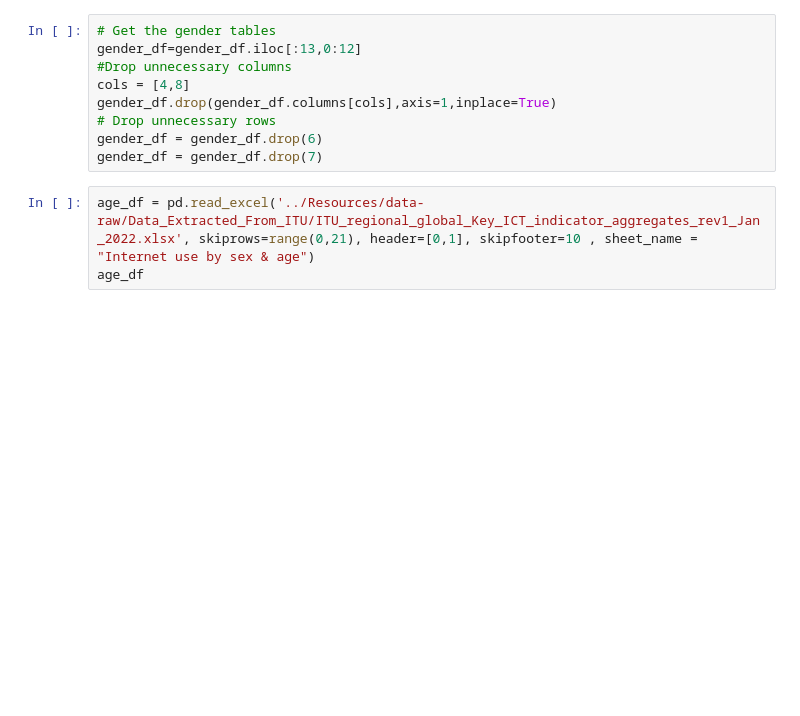
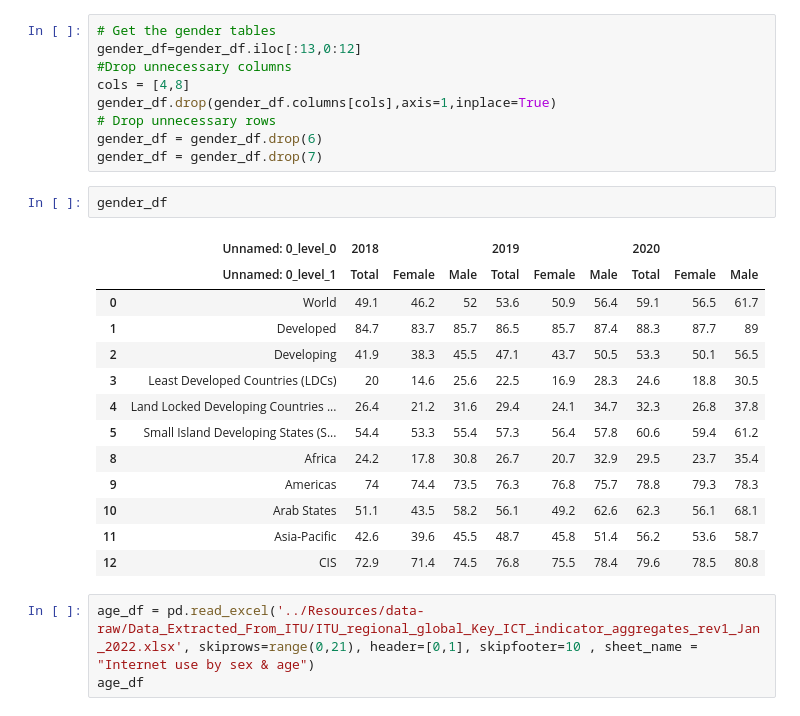
Before and after one commit to khadra1/Project-3-Connectivity, a Jupyter notebook: notebooks/cleaning_data.ipynb, the cells around one changed output. Cells and saved outputs as stored; diff of their text form; blank space fills up the shorter version.

```diff
--- a/notebooks/cleaning_data.ipynb
+++ b/notebooks/cleaning_data.ipynb
@@ -64,6 +64,22 @@ gender_df.drop(gender_df.columns[cols],axis=1,inplace=True)
 # Drop unnecessary rows
 gender_df = gender_df.drop(6)
 gender_df = gender_df.drop(7)
+# %%
+gender_df
+# %% [output]
+|  | Unnamed: 0_level_0 | 2018 |  |  | 2019 |  |  | 2020 |  |  |
+|  | Unnamed: 0_level_1 | Total | Female | Male | Total | Female | Male | Total | Female | Male |
+| 0 | World | 49.1 | 46.2 | 52 | 53.6 | 50.9 | 56.4 | 59.1 | 56.5 | 61.7 |
+| 1 | Developed | 84.7 | 83.7 | 85.7 | 86.5 | 85.7 | 87.4 | 88.3 | 87.7 | 89 |
+| 2 | Developing | 41.9 | 38.3 | 45.5 | 47.1 | 43.7 | 50.5 | 53.3 | 50.1 | 56.5 |
+| 3 | Least Developed Countries (LDCs) | 20 | 14.6 | 25.6 | 22.5 | 16.9 | 28.3 | 24.6 | 18.8 | 30.5 |
+| 4 | Land Locked Developing Countries ... | 26.4 | 21.2 | 31.6 | 29.4 | 24.1 | 34.7 | 32.3 | 26.8 | 37.8 |
+| 5 | Small Island Developing States (S... | 54.4 | 53.3 | 55.4 | 57.3 | 56.4 | 57.8 | 60.6 | 59.4 | 61.2 |
+| 8 | Africa | 24.2 | 17.8 | 30.8 | 26.7 | 20.7 | 32.9 | 29.5 | 23.7 | 35.4 |
+| 9 | Americas | 74 | 74.4 | 73.5 | 76.3 | 76.8 | 75.7 | 78.8 | 79.3 | 78.3 |
+| 10 | Arab States | 51.1 | 43.5 | 58.2 | 56.1 | 49.2 | 62.6 | 62.3 | 56.1 | 68.1 |
+| 11 | Asia-Pacific | 42.6 | 39.6 | 45.5 | 48.7 | 45.8 | 51.4 | 56.2 | 53.6 | 58.7 |
+| 12 | CIS | 72.9 | 71.4 | 74.5 | 76.8 | 75.5 | 78.4 | 79.6 | 78.5 | 80.8 |
 # %%
 age_df = pd.read_excel('../Resources/data-raw/Data_Extracted_From_ITU/ITU_regional_global_Key_ICT_indicator_aggregates_rev1_Jan_2022.xlsx', skiprows=range(0,21), header=[0,1], skipfooter=10 , sheet_name = "Internet use by sex & age")
 age_df
```
Also changed, not shown: 2 other files.
